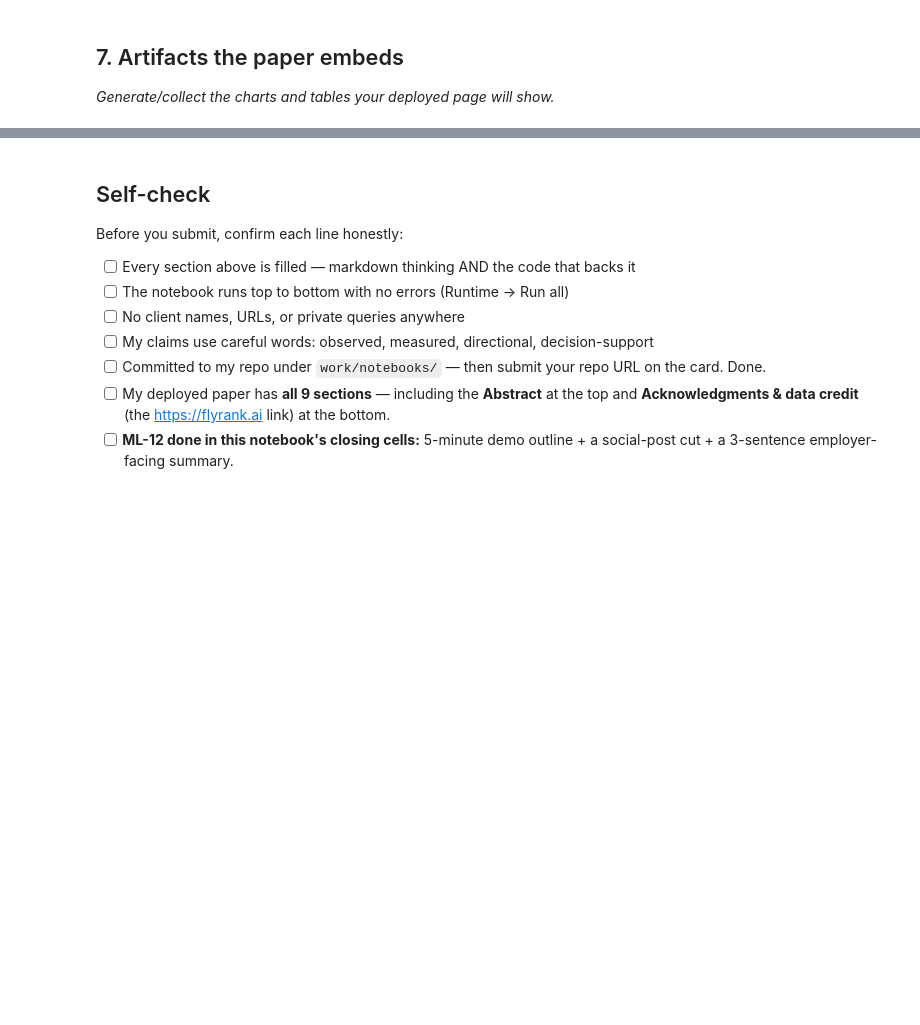
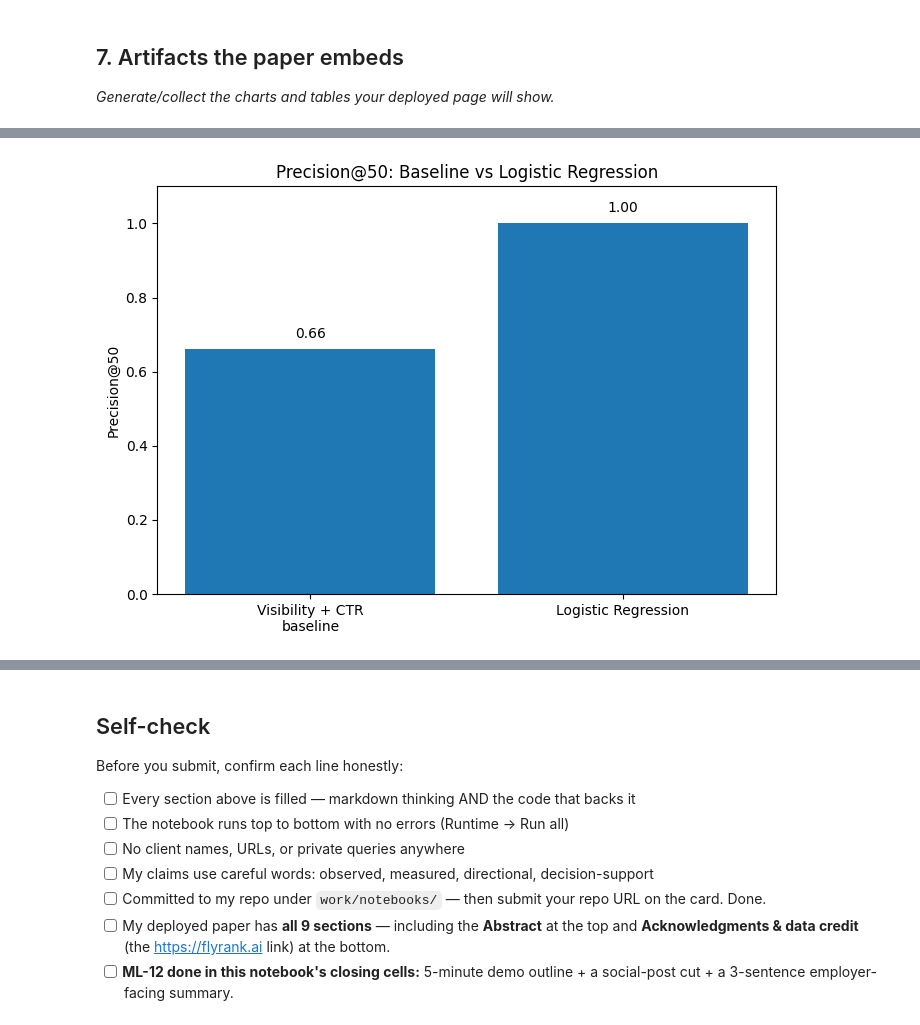
Before and after one commit to Maryam271/flyrank-ml-internship, a Jupyter notebook: work/notebooks/capstone.ipynb, the cells around one changed output, grey strips where cells are left out. Cells and saved outputs as stored; diff of their text form; code cells hidden in the pictures; blank space fills up the shorter version.

```diff
--- a/work/notebooks/capstone.ipynb
+++ b/work/notebooks/capstone.ipynb
@@ -36,0 +491,83 @@ This skeleton is yours to fill. Work the sections **in order** — each one has
+# %%
+# Create the results table and Precision@50 chart.
+
+import os
+import pandas as pd
+import matplotlib.pyplot as plt
+
+# Make sure the output directory exists
+OUTPUT_DIR = "work/outputs"
+os.makedirs(OUTPUT_DIR, exist_ok=True)
+
+# -----------------------------
+# 1. Results summary table
+# -----------------------------
+
+results_table = pd.DataFrame({
+    "Method": [
+        "Visibility + CTR baseline",
+        "Logistic Regression"
+    ],
+    "Precision@50": [
+        0.66,
+        1.00
+    ],
+    "Correct in Top 50": [
+        "33 / 50",
+        "50 / 50"
+    ]
+})
+
+print("Results summary:")
+display(results_table)
+
+# -----------------------------
+# 2. Precision@50 chart
+# -----------------------------
+
+methods = [
+    "Visibility + CTR\nbaseline",
+    "Logistic Regression"
+]
+
+precision_values = [
+    0.66,
+    1.00
+]
+
+plt.figure(figsize=(7, 5))
+bars = plt.bar(methods, precision_values)
+
+plt.ylabel("Precision@50")
+plt.title("Precision@50: Baseline vs Logistic Regression")
+plt.ylim(0, 1.1)
+
+for bar, value in zip(bars, precision_values):
+    plt.text(
+        bar.get_x() + bar.get_width() / 2,
+        value + 0.03,
+        f"{value:.2f}",
+        ha="center"
+    )
+
+plt.tight_layout()
+
+# Save artifact
+CHART_PATH = os.path.join(
+    OUTPUT_DIR,
+    "capstone_precision_at_50.png"
+)
+
+plt.savefig(CHART_PATH, dpi=200, bbox_inches="tight")
+plt.show()
+
+print("Chart saved to:", CHART_PATH)
+
+# -----------------------------
+# Checks
+# -----------------------------
+
+assert len(results_table) == 2
+assert results_table["Precision@50"].tolist() == [0.66, 1.00]
+assert os.path.exists(CHART_PATH)
+# %% [output]
@@ -36,0 +578 @@ This skeleton is yours to fill. Work the sections **in order** — each one has
+[figure, added]
```
Also changed, not shown: parts of 14 cells of this notebook.
